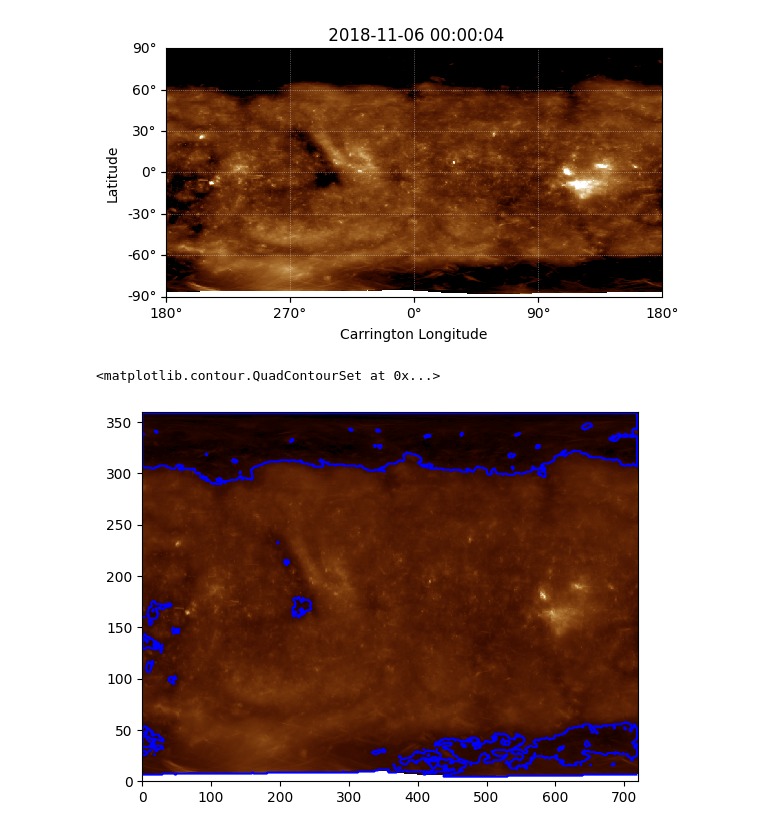
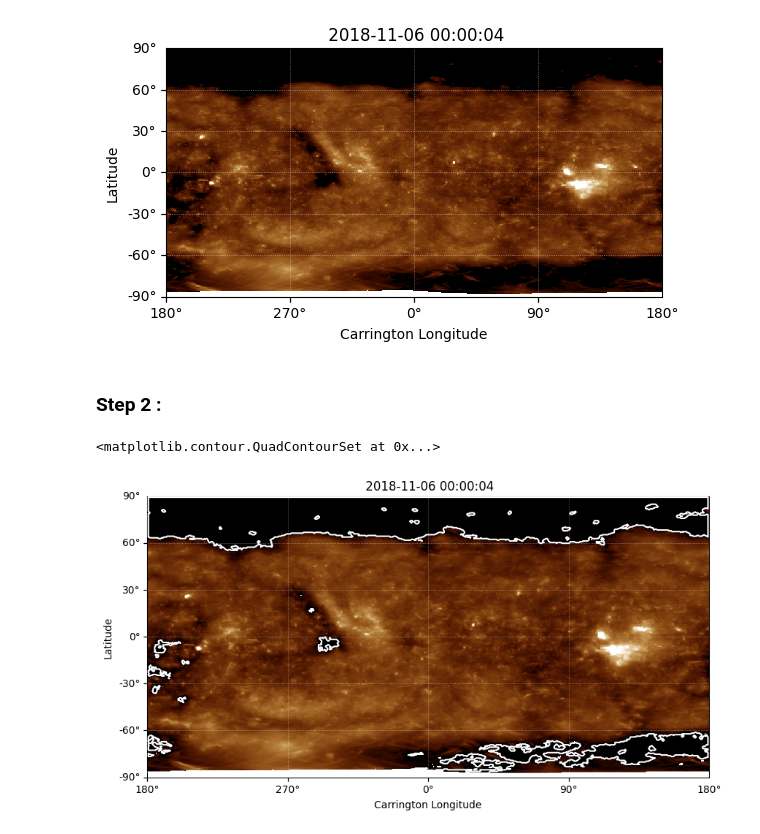
Before and after one commit to STBadman/cmfpy, a Jupyter notebook: topLevel.ipynb, the cells around one changed output. Cells and saved outputs as stored; diff of their text form; code cells hidden in the pictures.

Commit message:
add (python version) of ezseg step in CHmetric and show result in topLevel

```diff
--- a/topLevel.ipynb
+++ b/topLevel.ipynb
@@ -44,6 +28,19 @@ segmented_array = ezseg.ezseg_algorithm(euvmap_array, ## Data to extract contour
-# %%
-plt.pcolormesh(euvmap_array,cmap="sdoaia193")
-plt.contour(segmented_array,[0.5],colors=["blue"])
-# %% [output]
-<matplotlib.contour.QuadContourSet at 0x...>
-[figure, removed]
+# %% [markdown]
+### Step 2 :
+# %%
+# Takes about a min to run in python
+ch_obs_path = CHmetric.extract_obs_ch(euvmappath)
+# %%
+ch_obs_map = sunpy.map.Map(ch_obs_path)
+# %%
+fig = plt.figure(figsize=(10,5))
+ax = fig.add_subplot(projection=euvmap.wcs)
+euvmap.plot(cmap="sdoaia193",
+            vmin=np.nanpercentile(euvmap.data.flatten(),20),
+            vmax=np.nanpercentile(euvmap.data.flatten(),99.9),
+            axes=ax
+           )
+ch_obs_map.draw_contours(levels=[1],colors=["white"],axes=ax)
+# %% [output]
+<matplotlib.contour.QuadContourSet at 0x...>
+[figure, added]
```
Also changed, not shown: parts of 3 cells of this notebook, 1 other file.
